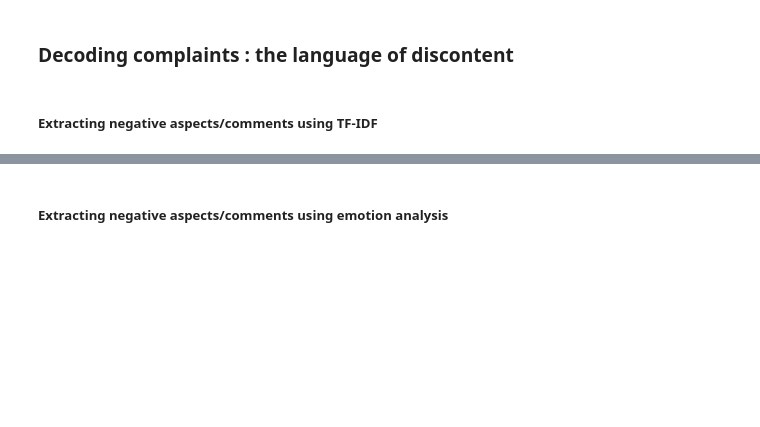
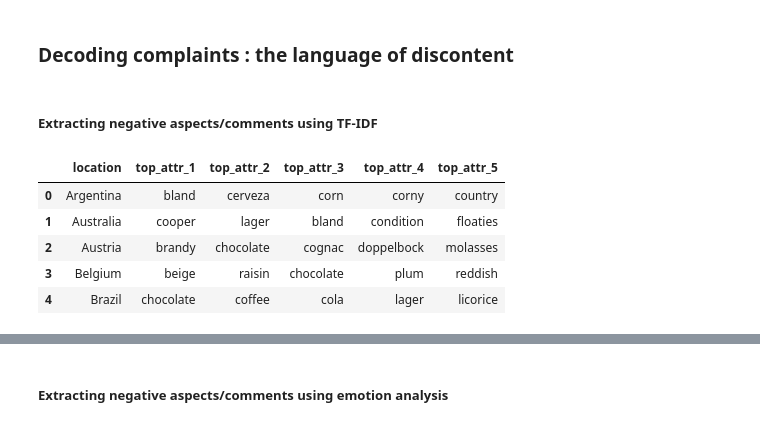
Before and after one commit to epfl-ada/ada-2024-project-awesomedataanalysts, a Jupyter notebook: milestone-3.ipynb, the cells around one changed output, grey strips where cells are left out. Saved outputs shown, nothing was run; the diff lists cells and outputs as text; code cells hidden in the pictures; blank space fills up the shorter version.

```diff
--- a/milestone-3.ipynb
+++ b/milestone-3.ipynb
@@ -95,3 +95,40 @@ plt.show()
 ### Decoding complaints : the language of discontent
 # %% [markdown]
 ##### Extracting negative aspects/comments using TF-IDF
+# %%
+def top_attributes(beers, top_count=5, column_count=10, column_prefix="attr_"):
+    attributes = beers.melt(
+        id_vars='location',
+        value_vars=[f'{column_prefix}{i+1}' for i in range(column_count)],
+        var_name='attribute_type',
+        value_name='attribute'
+    )
+
+    attribute_counts = attributes.groupby(['location', 'attribute']).size().reset_index(name='count')
+
+    top_attributes = (
+        attribute_counts.sort_values(by=['location', 'count'], ascending=[True, False])
+        .groupby('location')
+        .head(top_count)
+    )
+
+    top_attributes_pivoted = (
+        top_attributes.assign(rank=top_attributes.groupby('location').cumcount() + 1)
+        .pivot(index='location', columns='rank', values='attribute')
+        .reset_index()
+    )
+
+    top_attributes_pivoted.columns = ['location'] + [f"top_{column_prefix}{i+1}" for i in range(top_count)]
+
+    return top_attributes_pivoted
+# %%
+beers = pd.read_csv("./data/RateBeer_processed/popular_beers_with_attributes.csv")
+# %%
+top_attributes(beers).head()
+# %% [output]
+|  | location | top_attr_1 | top_attr_2 | top_attr_3 | top_attr_4 | top_attr_5 |
+| 0 | Argentina | bland | cerveza | corn | corny | country |
+| 1 | Australia | cooper | lager | bland | condition | floaties |
+| 2 | Austria | brandy | chocolate | cognac | doppelbock | molasses |
+| 3 | Belgium | beige | raisin | chocolate | plum | reddish |
+| 4 | Brazil | chocolate | coffee | cola | lager | licorice |
```
Also changed, not shown: parts of 1 cell of this notebook, 2 other files.
